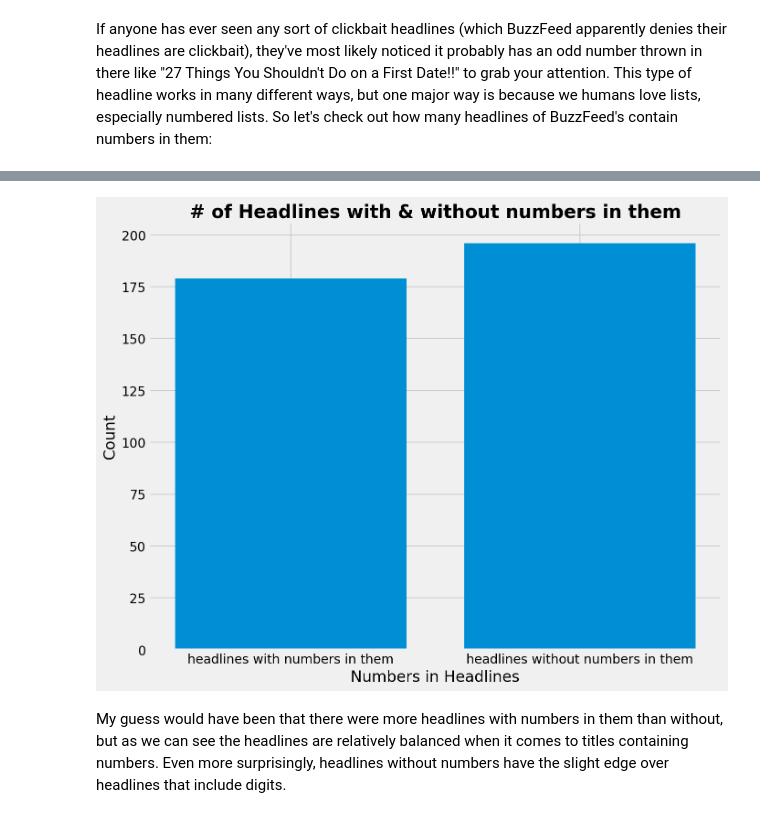
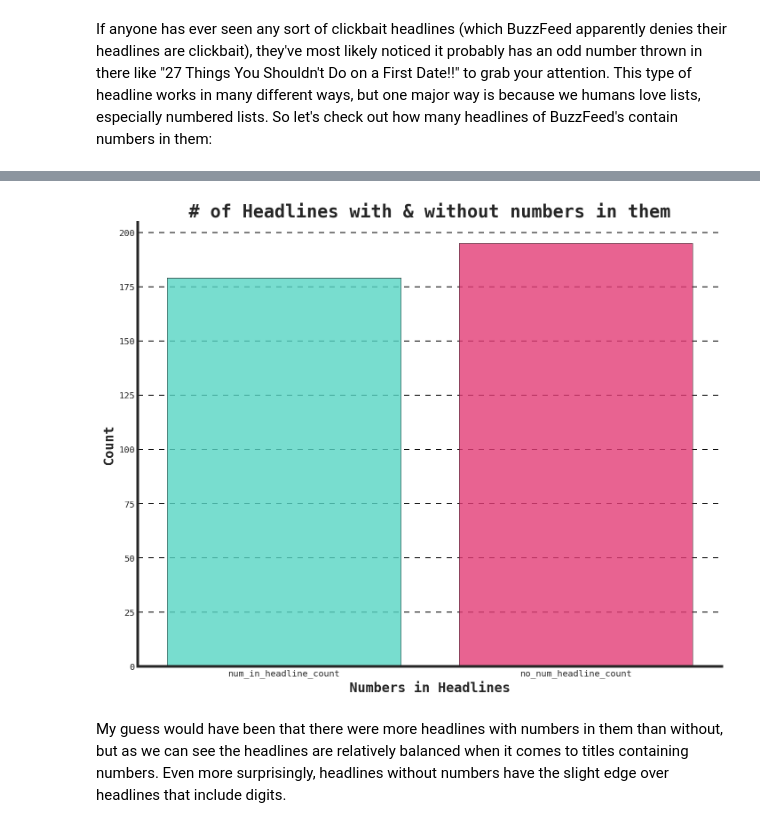
Before and after one commit to js3lliott/buzzfeed, a Jupyter notebook: nbs/headline_eda.ipynb, the cells around one changed output, grey strips where cells are left out. Saved outputs shown, nothing was run; the diff lists cells and outputs as text; code cells hidden in the pictures.

```diff
--- a/nbs/headline_eda.ipynb
+++ b/nbs/headline_eda.ipynb
@@ -5,8 +9,18 @@ import matplotlib
 import re
 import matplotlib.pyplot as plt
 import seaborn as sns
+import warnings
+warnings.filterwarnings('ignore')
 %matplotlib inline
-matplotlib.style.use('fivethirtyeight')
+# matplotlib.style.use('fivethirtyeight')
+sns.set_style('ticks')
+plt.rcParams['font.family'] = 'monospace'
+plt.rcParams['axes.spines.top'] = False
+plt.rcParams['axes.spines.right'] = False
+
+colors = ['#006ba6', '#0496ff', '#ffbc42', '#d81159', '#8f2d56', '#41ead4', '#ff206e']
+sns.color_palette(colors)
+sns.set_palette(colors)
 
 import nltk
 nltk.download('stopwords')
@@ -26,8 +40,7 @@ stop_words = stopwords.words('english')
 
 %config InlineBackend.figure_format = 'retina'
 pd.set_option("display.max_rows", None)
-import warnings
-warnings.filterwarnings('ignore')
+
 
 print('Setup Complete.')
 # %% [output]
@@ -216,13 +230,17 @@ num_in_headline_count, no_num_headline_count
+# %%
+headline_nums = {'num_in_headline_count': num_in_headline_count, 'no_num_headline_count': no_num_headline_count}
+headline_numbers = pd.DataFrame(headline_nums, index=[0])
 # %%
-plt.figure(figsize=(10, 8))
-plt.bar(x=['headlines with numbers in them', 'headlines without numbers in them'],
-        height=[num_in_headline_count, no_num_headline_count])
-plt.title("# of Headlines with & without numbers in them", fontdict=dict(fontweight='bold', fontsize=20))
-plt.xlabel("Numbers in Headlines")
-plt.ylabel("Count")
+fig, ax = plt.subplots(figsize=(10, 8))
+sns.barplot(data=headline_numbers, ax=ax, alpha=0.8, zorder=2, palette=colors[-2:], edgecolor='black')
+ax.set_title("# of Headlines with & without numbers in them", fontweight='bold', fontsize=20)
+ax.grid(color='black', linestyle=':', axis='y', zorder=0, dashes=(6, 6))
+ax.set_xlabel("Numbers in Headlines", fontweight='bold', fontsize=15)
+ax.set_ylabel("Count", fontweight='bold', fontsize=15)
+plt.tight_layout()
 plt.show();
 # %% [output]
-[figure, old version]
+[figure, new version]
 # %% [markdown]
 My guess would have been that there were more headlines with numbers in them than without, but as we can see the headlines are relatively balanced when it comes to titles containing numbers. Even more surprisingly, headlines without numbers have the slight edge over headlines that include digits.
 # %% [markdown]
```
Also changed, not shown: parts of 31 cells of this notebook, 1 other file.
